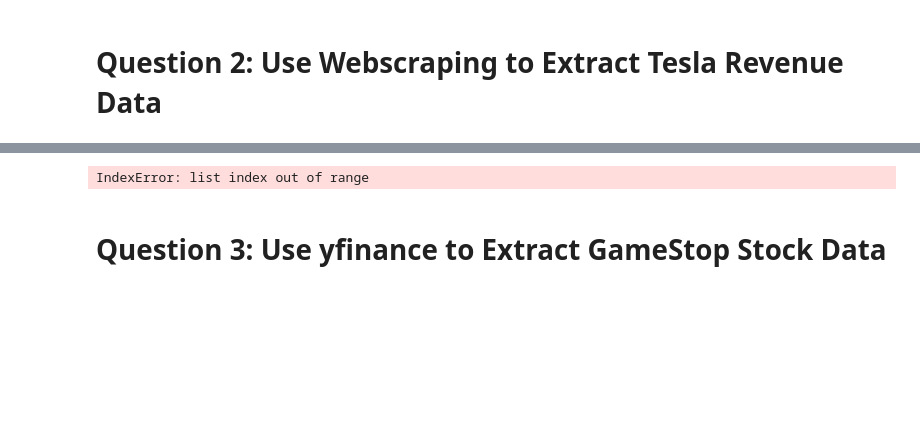
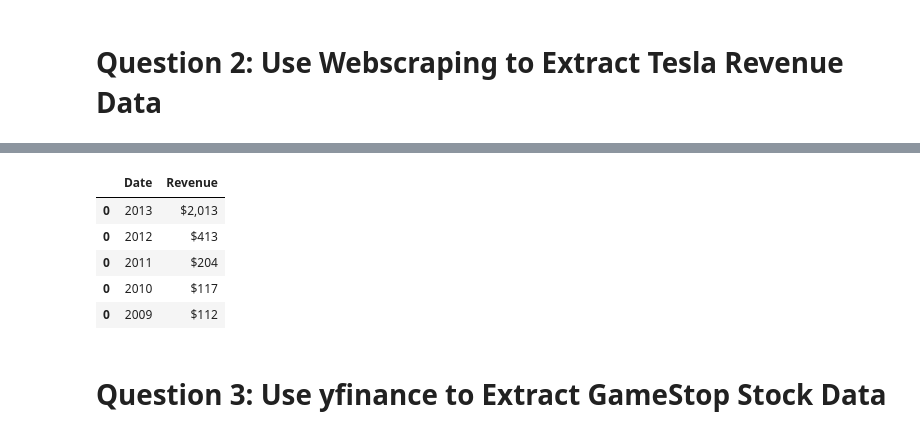
Before and after one commit to WeCodeYouCode123/IBMDataScienceCourseFive, a Jupyter notebook: IBMCourseFive.ipynb, the cells around one changed output, grey strips where cells are left out. Drawn from its saved outputs; the diff is of its cells as text; code cells hidden in the pictures; blank space fills up the shorter version.

```diff
--- a/IBMCourseFive.ipynb
+++ b/IBMCourseFive.ipynb
@@ -24,7 +24,7 @@ tesla_data.head()
 # %% [markdown]
 # Question 2: Use Webscraping to Extract Tesla Revenue Data
 # %%
-url = "https://cf-courses-data.s3.us.cloud-object-storage.appdomain.cloud/IBMDeveloperSkillsNetwork-PY0220EN-SkillsNetwork/labs/project/tesla_data_webpage.html"
+url = "https://cf-courses-data.s3.us.cloud-object-storage.appdomain.cloud/IBMDeveloperSkillsNetwork-PY0220EN-SkillsNetwork/labs/project/revenue.htm"
 data  = requests.get(url).text
 print(data)
 # %% [output]
@@ -32,22 +48,25 @@ print(data)
 # %%
-soup = BeautifulSoup(data, 'html.parser')
+soup = BeautifulSoup(data,"html5lib")
 # %%
-tesla_data = pd.DataFrame(columns=["Date", "Open", "High", "Low", "Close", "Volume"])
+#We create an empty dataframe
+tesla_revenue = pd.DataFrame(columns=["Date", "Revenue"])
+
+#We extract the desired data from the 'soup' object and save it in the dataframe
+for row in soup.find("tbody").find_all('tr'):
+    col = row.find_all("td")
+    date = col[0].text
+    revenue = col[1].text
+    new_row = pd.DataFrame({"Date":date, "Revenue":revenue}, index=[0])
+    tesla_revenue = pd.concat([tesla_revenue, new_row])
+
+tesla_revenue.tail()
+# %% [output]
+|  | Date | Revenue |
+| 0 | 2013 | $2,013 |
+| 0 | 2012 | $413 |
+| 0 | 2011 | $204 |
+| 0 | 2010 | $117 |
+| 0 | 2009 | $112 |
-# %%
-for row in soup.find("tbody").find_all('tr'):
-    col = row.find_all("td")
-    date = col[0].text
-    Open = col[1].text
-    high = col[2].text
-    low = col[3].text
-    close = col[4].text
-    adj_close = col[5].text
-    volume = col[6].text
-
-    # Finally we append the data of each row to the table
-    tesla_data = pd.concat([tesla_data,pd.DataFrame({"Date":[date], "Open":[Open], "High":[high], "Low":[low], "Close":[close], "Adj Close":[adj_close], "Volume":[volume]})], ignore_index=True)
-# %% [output]
-IndexError: list index out of range
 # %% [markdown]
 # Question 3: Use yfinance to Extract GameStop Stock Data
 # %%
```
Also changed, not shown: parts of 9 cells of this notebook.
